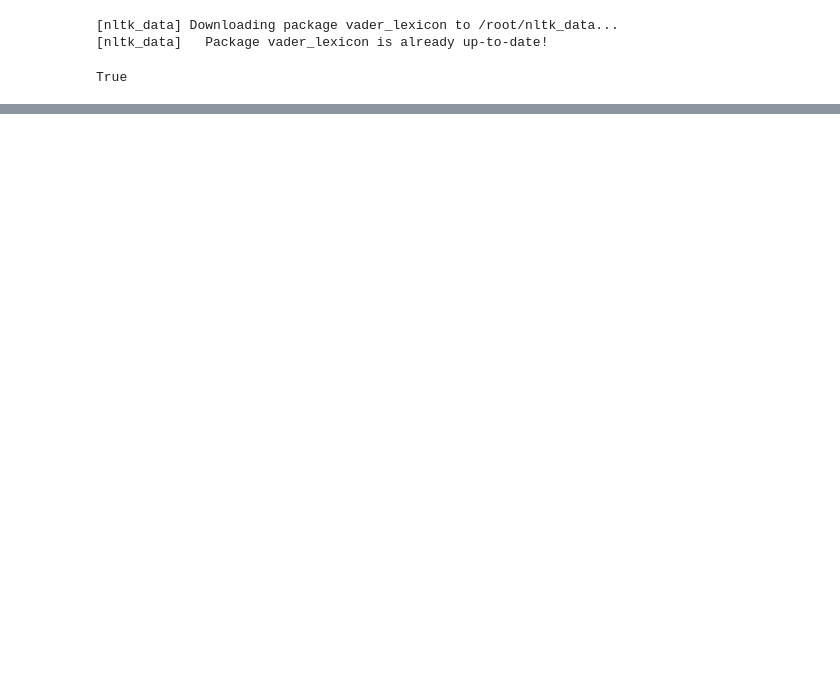
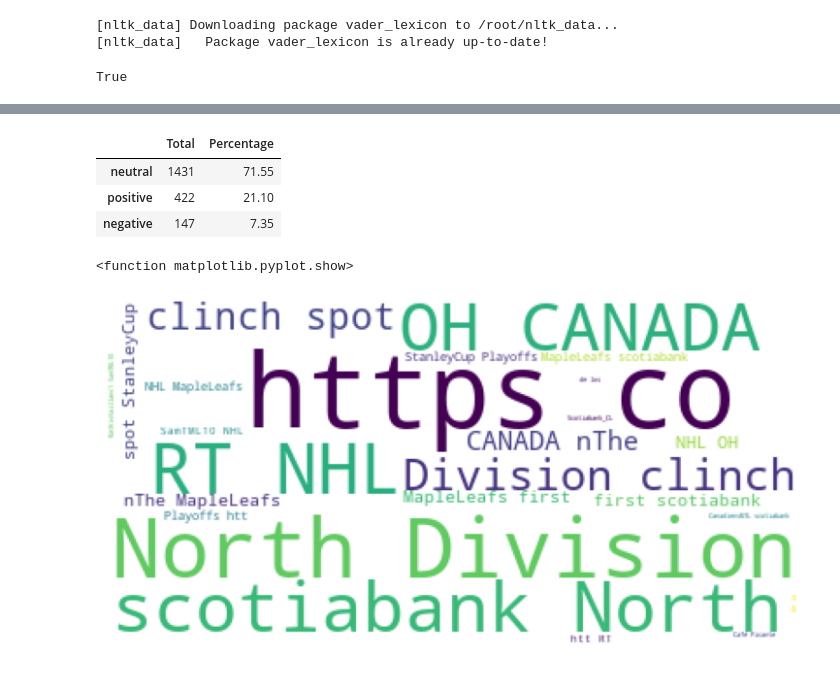
Before and after one commit to pranav-kaushal/NLP-Project-Sentiment-Analysis, a Jupyter notebook: Twitter_sentiment_analysis.ipynb, the cells around one changed output, grey strips where cells are left out. Drawn from its saved outputs; the diff is of its cells as text; code cells hidden in the pictures; blank space fills up the shorter version.

```diff
--- a/Twitter_sentiment_analysis.ipynb
+++ b/Twitter_sentiment_analysis.ipynb
@@ -134,12 +88,0 @@ tweet_list.head(5)
-# %%
-#Creating PieCart
-
-labels = ['Positive ['+str(positive)+'%]' , 'Neutral ['+str(neutral)+'%]','Negative ['+str(negative)+'%]']
-sizes = [positive, neutral, negative]
-colors = ['yellowgreen', 'blue','red']
-patches, texts = plt.pie(sizes,colors=colors, startangle=90)
-plt.style.use('default')
-plt.legend(labels)
-plt.title("Sentiment Analysis Result for keyword=  "+keyword+"" )
-plt.axis('equal')
-plt.show()
@@ -214,0 +151,4 @@ https://github.com/yalinyener/TwitterSentimentAnalysis/blob/master/SentimentAnal
+# %%
+# Now, we can use pandas read_excel after installing the excel importer.
+!pip install -q xlrd
+tw_list1 = pd.read_excel('/content/sample_data/alltweets.xlsx')
@@ -214,0 +173,3 @@ https://github.com/yalinyener/TwitterSentimentAnalysis/blob/master/SentimentAnal
+# %%
+# Check for duplicates and drop them.
+tw_list1['tweets'].drop_duplicates(inplace = True)
@@ -214,0 +357,24 @@ https://github.com/yalinyener/TwitterSentimentAnalysis/blob/master/SentimentAnal
+# %%
+#Count_values for sentiment
+count_values_in_column(tweet_list,"sentiment")
+# %% [output]
+|  | Total | Percentage |
+| neutral | 1431 | 71.55 |
+| positive | 422 | 21.10 |
+| negative | 147 | 7.35 |
+# %%
+# Creating Wordcloud for all tweets
+
+from wordcloud import WordCloud, STOPWORDS
+stopwords = set(STOPWORDS)
+WC = WordCloud(stopwords=stopwords,max_words=25,
+               background_color="white").generate(tw_list1['tweets'].to_string())
+
+plt.figure(figsize = (10, 10), facecolor = 'white', edgecolor='blue')
+plt.imshow(WC)
+plt.axis("off")
+plt.tight_layout(pad = 0)
+plt.show
+# %% [output]
+<function matplotlib.pyplot.show>
+[figure, added]
```
Also changed, not shown: parts of 51 cells of this notebook.
